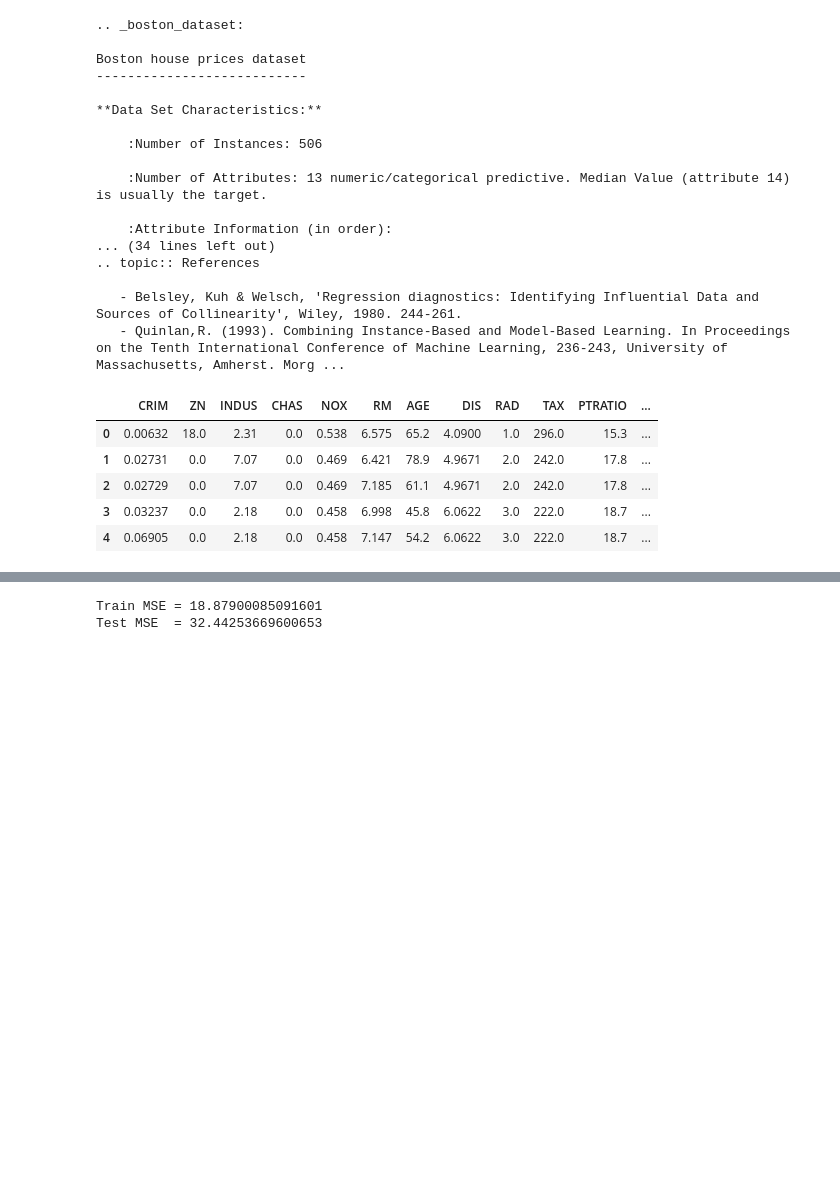
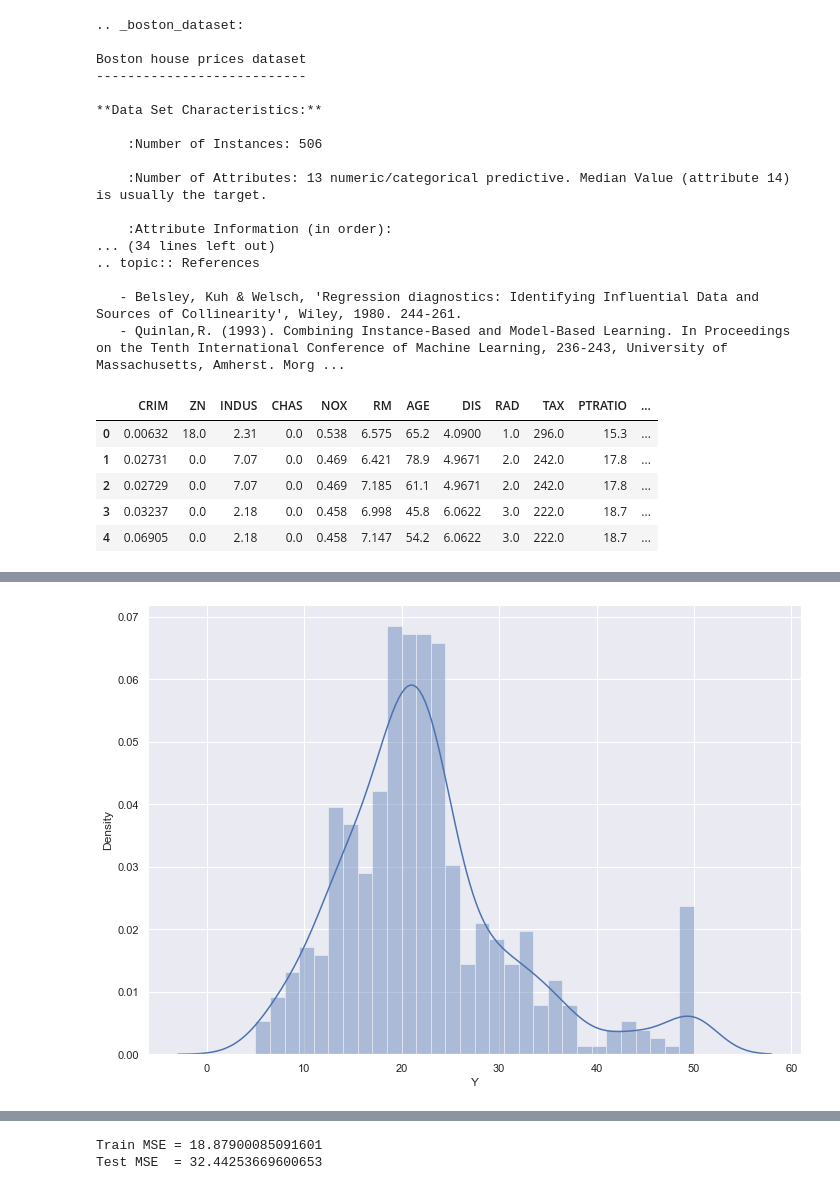
Before and after one commit to jasimahmedkhan/AI-Material, a Jupyter notebook: linear_regression.ipynb, the cells around one changed output, grey strips where cells are left out. Drawn from its saved outputs; the diff is of its cells as text; code cells hidden in the pictures; blank space fills up the shorter version.

```diff
--- a/linear_regression.ipynb
+++ b/linear_regression.ipynb
@@ -125,0 +144,11 @@ boston_frame.describe()
+# %%
+### Exploratory Data Analysis is a very important step before training the model. Here i  will use some visualizations to understand
+### the relationship of the target variable with other features.
+
+sns.set(rc={'figure.figsize': (11.7, 8.27)})
+sns.distplot(boston_frame.Y, bins=30)
+plt.show()
+
+## We see that the values of MEDV are distributed normally with few outliers.
+# %% [output]
+[figure, added]
```
Also changed, not shown: parts of 10 cells of this notebook.
